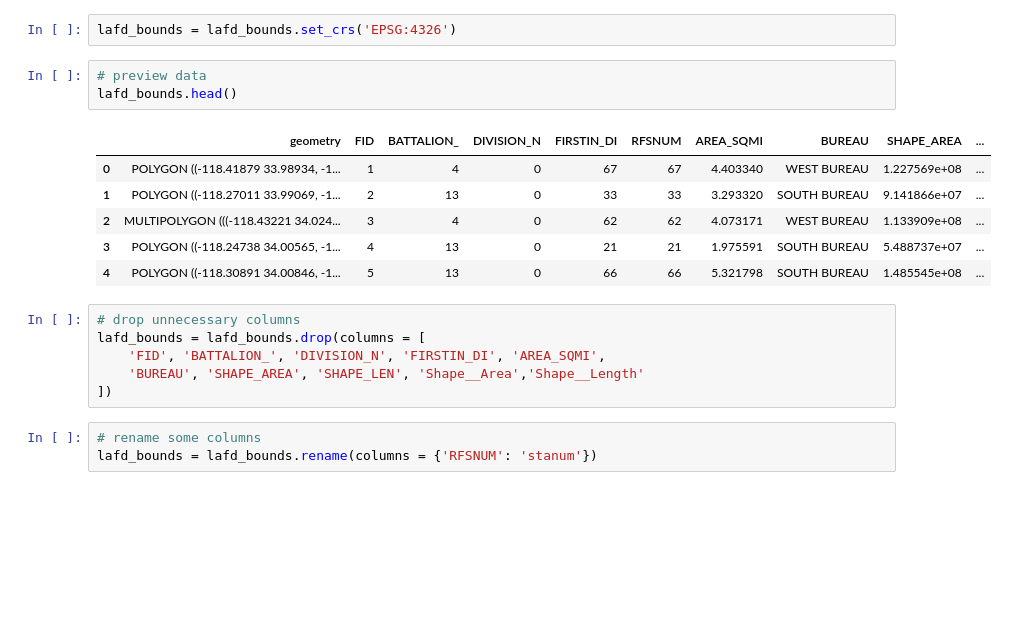
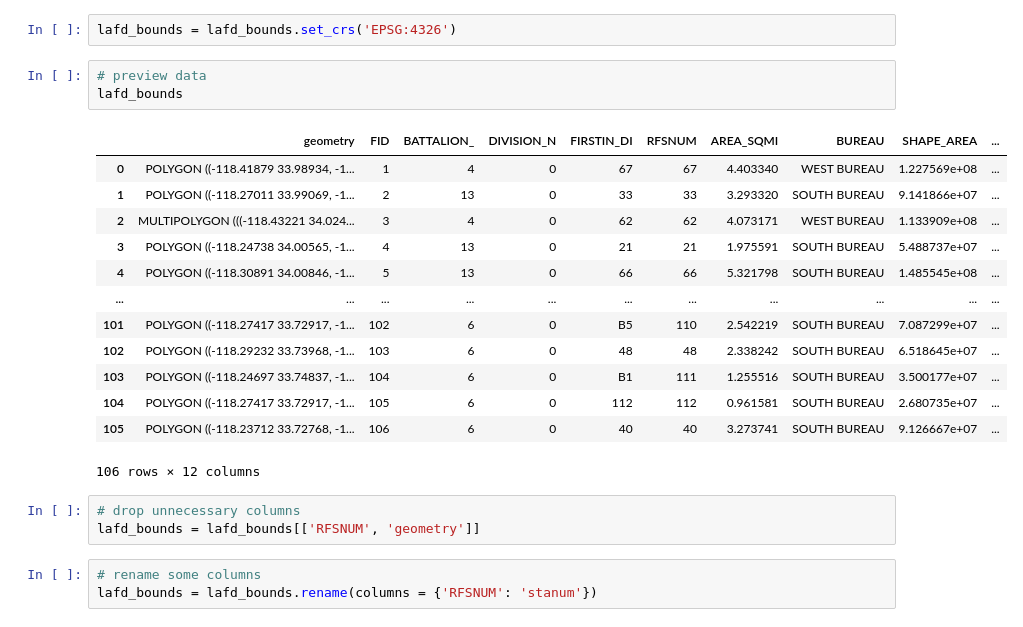
Before and after one commit to giovani-gutierrez/TDA_CalFire, a Jupyter notebook: SVI_DataClean.ipynb, the cells around one changed output. Cells and saved outputs as stored; diff of their text form; blank space fills up the shorter version.

```diff
--- a/SVI_DataClean.ipynb
+++ b/SVI_DataClean.ipynb
@@ -201,20 +195,24 @@ lafd_bounds = gpd.GeoDataFrame.from_features(data.json())
 lafd_bounds = lafd_bounds.set_crs('EPSG:4326')
 # %%
 # preview data
-lafd_bounds.head()
+lafd_bounds
 # %% [output]
 |  | geometry | FID | BATTALION_ | DIVISION_N | FIRSTIN_DI | RFSNUM | AREA_SQMI | BUREAU | SHAPE_AREA | ... |
 | 0 | POLYGON ((-118.41879 33.98934, -1... | 1 | 4 | 0 | 67 | 67 | 4.403340 | WEST BUREAU | 1.227569e+08 | ... |
 | 1 | POLYGON ((-118.27011 33.99069, -1... | 2 | 13 | 0 | 33 | 33 | 3.293320 | SOUTH BUREAU | 9.141866e+07 | ... |
 | 2 | MULTIPOLYGON (((-118.43221 34.024... | 3 | 4 | 0 | 62 | 62 | 4.073171 | WEST BUREAU | 1.133909e+08 | ... |
 | 3 | POLYGON ((-118.24738 34.00565, -1... | 4 | 13 | 0 | 21 | 21 | 1.975591 | SOUTH BUREAU | 5.488737e+07 | ... |
 | 4 | POLYGON ((-118.30891 34.00846, -1... | 5 | 13 | 0 | 66 | 66 | 5.321798 | SOUTH BUREAU | 1.485545e+08 | ... |
+| ... | ... | ... | ... | ... | ... | ... | ... | ... | ... | ... |
+| 101 | POLYGON ((-118.27417 33.72917, -1... | 102 | 6 | 0 | B5 | 110 | 2.542219 | SOUTH BUREAU | 7.087299e+07 | ... |
+| 102 | POLYGON ((-118.29232 33.73968, -1... | 103 | 6 | 0 | 48 | 48 | 2.338242 | SOUTH BUREAU | 6.518645e+07 | ... |
+| 103 | POLYGON ((-118.24697 33.74837, -1... | 104 | 6 | 0 | B1 | 111 | 1.255516 | SOUTH BUREAU | 3.500177e+07 | ... |
+| 104 | POLYGON ((-118.27417 33.72917, -1... | 105 | 6 | 0 | 112 | 112 | 0.961581 | SOUTH BUREAU | 2.680735e+07 | ... |
+| 105 | POLYGON ((-118.23712 33.72768, -1... | 106 | 6 | 0 | 40 | 40 | 3.273741 | SOUTH BUREAU | 9.126667e+07 | ... |
+106 rows × 12 columns
 # %%
 # drop unnecessary columns
-lafd_bounds = lafd_bounds.drop(columns = [
-    'FID', 'BATTALION_', 'DIVISION_N', 'FIRSTIN_DI', 'AREA_SQMI',
-    'BUREAU', 'SHAPE_AREA', 'SHAPE_LEN', 'Shape__Area','Shape__Length'
-])
+lafd_bounds = lafd_bounds[['RFSNUM', 'geometry']]
 # %%
 # rename some columns
 lafd_bounds = lafd_bounds.rename(columns = {'RFSNUM': 'stanum'})
```
Also changed, not shown: parts of 16 cells of this notebook.
